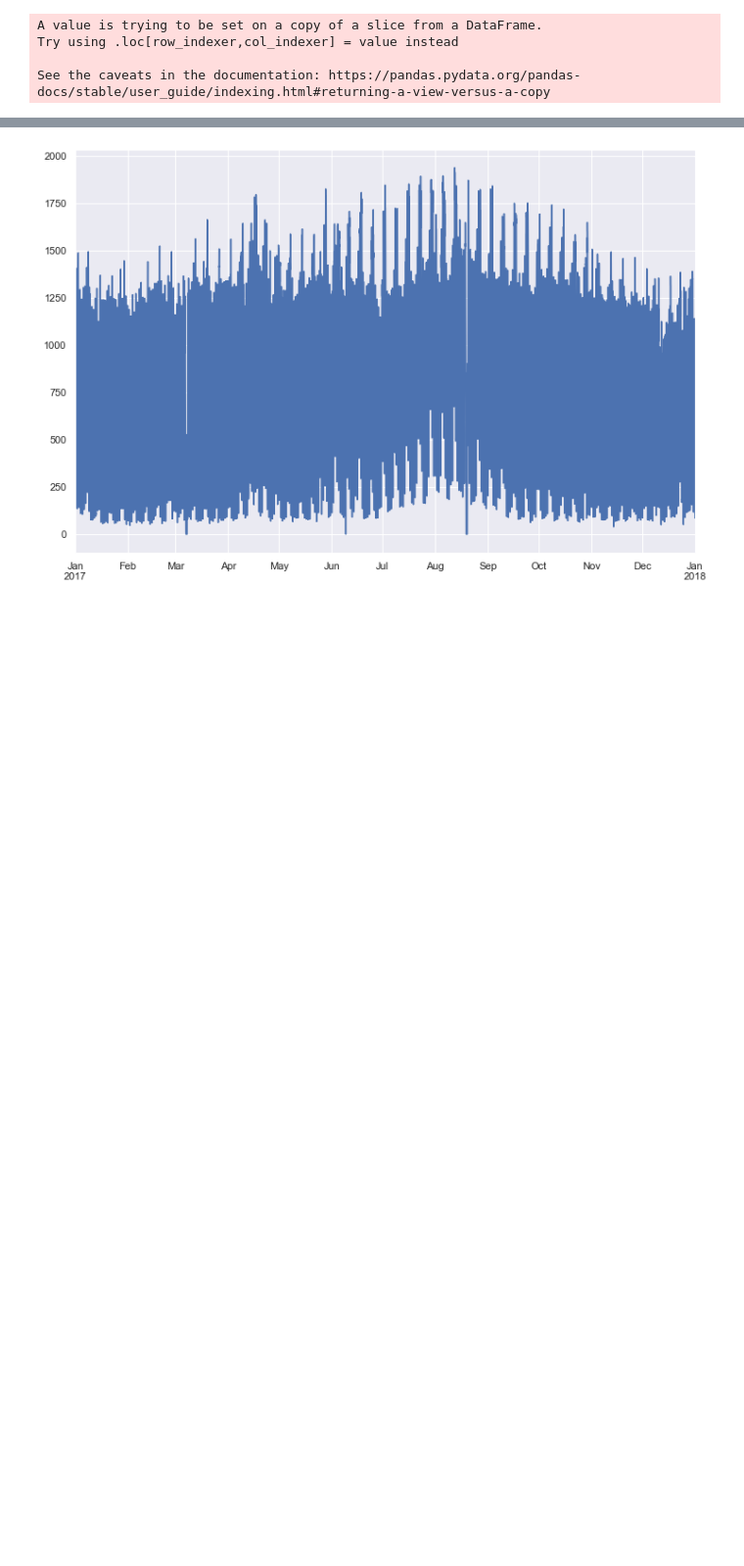
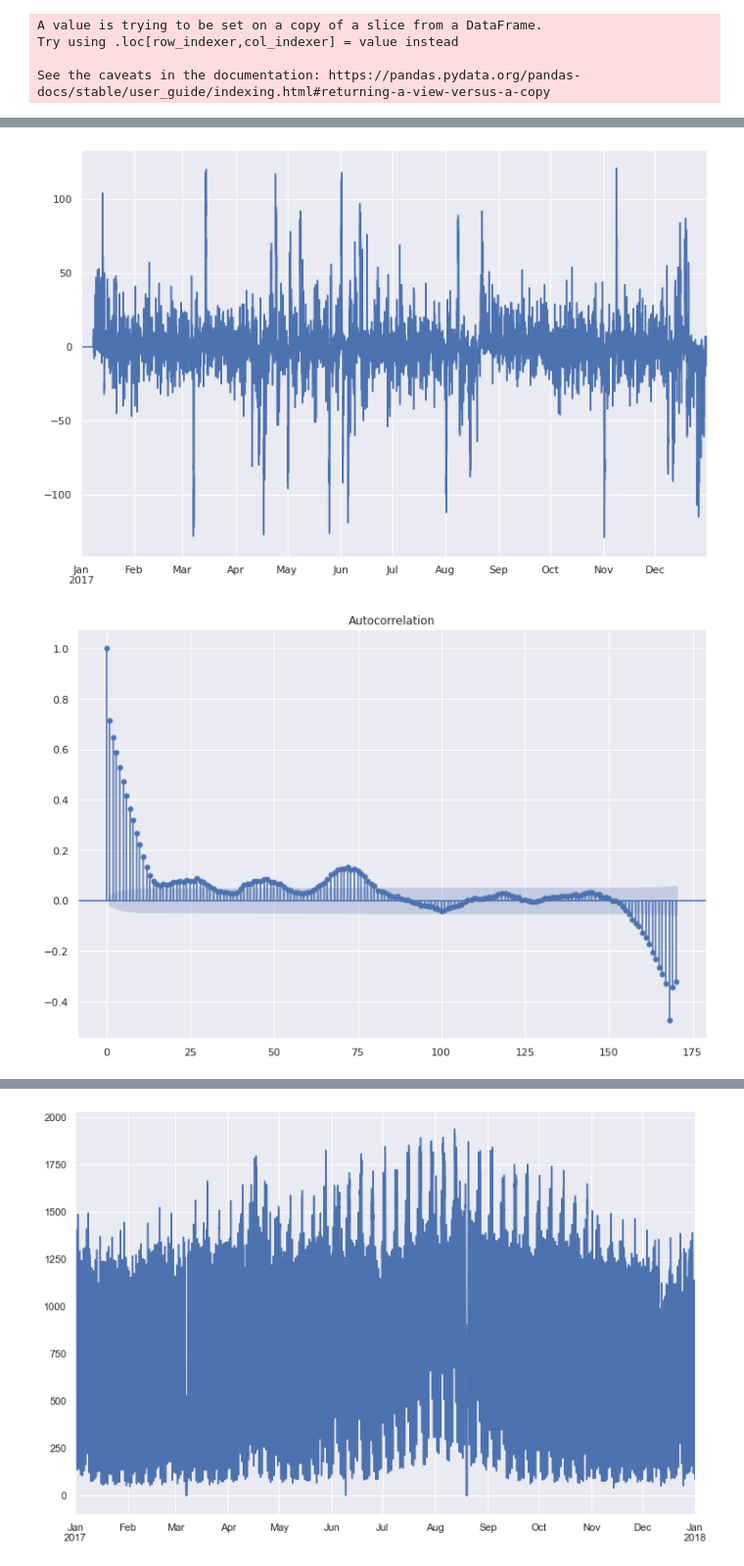
Before and after one commit to isdabelle/DigitalTwinBridges, a Jupyter notebook: CirculationInsights.ipynb, the cells around one changed output, grey strips where cells are left out. Shown at 98% size. Drawn from its saved outputs; the diff is of its cells as text; code cells hidden in the pictures; blank space fills up the shorter version.

Commit message:
SARIMAX updates, poisson and platoon updates

```diff
--- a/CirculationInsights.ipynb
+++ b/CirculationInsights.ipynb
@@ -41,5 +45,7 @@ df_all = df_all[df_all.Lane.isin([1, 5])] #Change for only single lane
 # %%
 df_light = df_all[df_all['SwissT'].isin(light)]
+# %%
+df_heavy = df_all[df_all['SwissT'].isin(heavy)]
 # %%
 def reindex_series(df):
     df['DateHour'] = df.Date.dt.round('H')
@@ -85,2 +94,18 @@ Freq: H, Name: Date, Length: 8761, dtype: float64
+# %%
+df_heavy = df_heavy.set_index('Date')
+df_heavy = df_heavy.sort_index()
+
+threshold_selector = df_heavy.IVT > 2.6 #defines a headway of threshold
+groups = threshold_selector.cumsum()
+df_heavy['Start']  = df_heavy.index.to_series()
+df_heavy['End'] = df_heavy.index.to_series()
+df_heavy_platoon = df_heavy.groupby(groups).agg({'Start':min, 'End':max, 'Length': lambda x: x.tolist(), 'IVT': lambda x: x.tolist()})
+# %%
+df_heavy_platoon['Date'] = df_heavy_platoon.Start
+# %%
+df_heavy = reindex_series(df_heavy_platoon)
 # %%
-all_diff = df.diff(168).fillna(0)
+print_plots(df_heavy.diff(168).fillna(0), 170)
+# %% [output]
+[figure, added]
+[figure, added]
```
Also changed, not shown: parts of 45 cells of this notebook, 5 other files.
